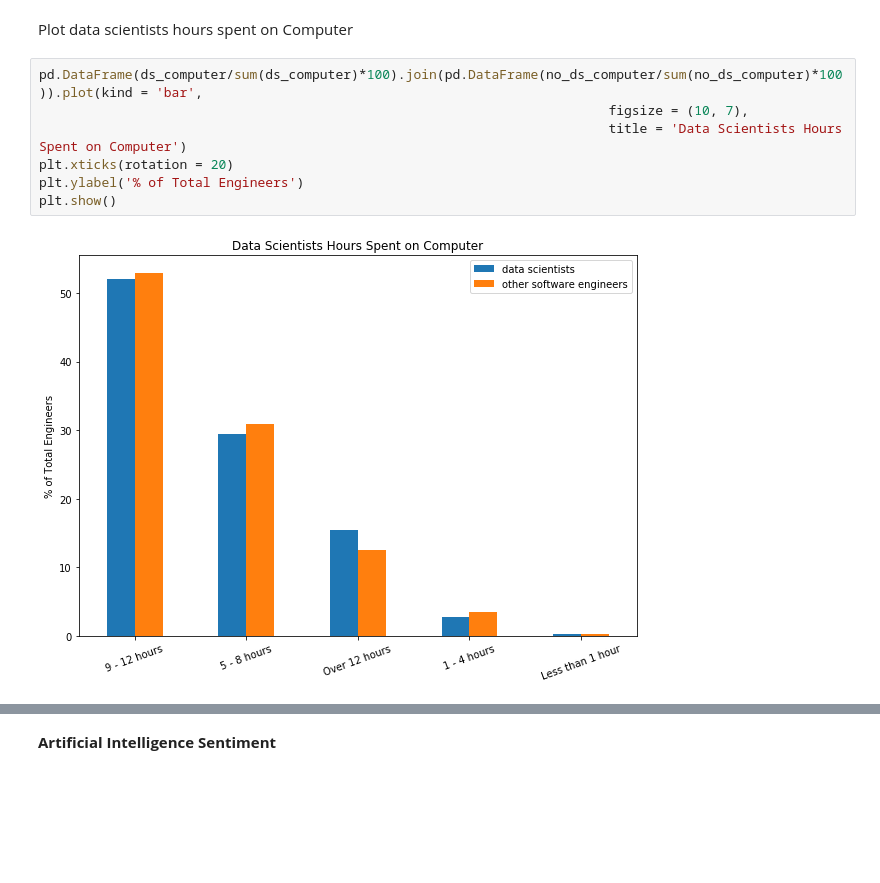
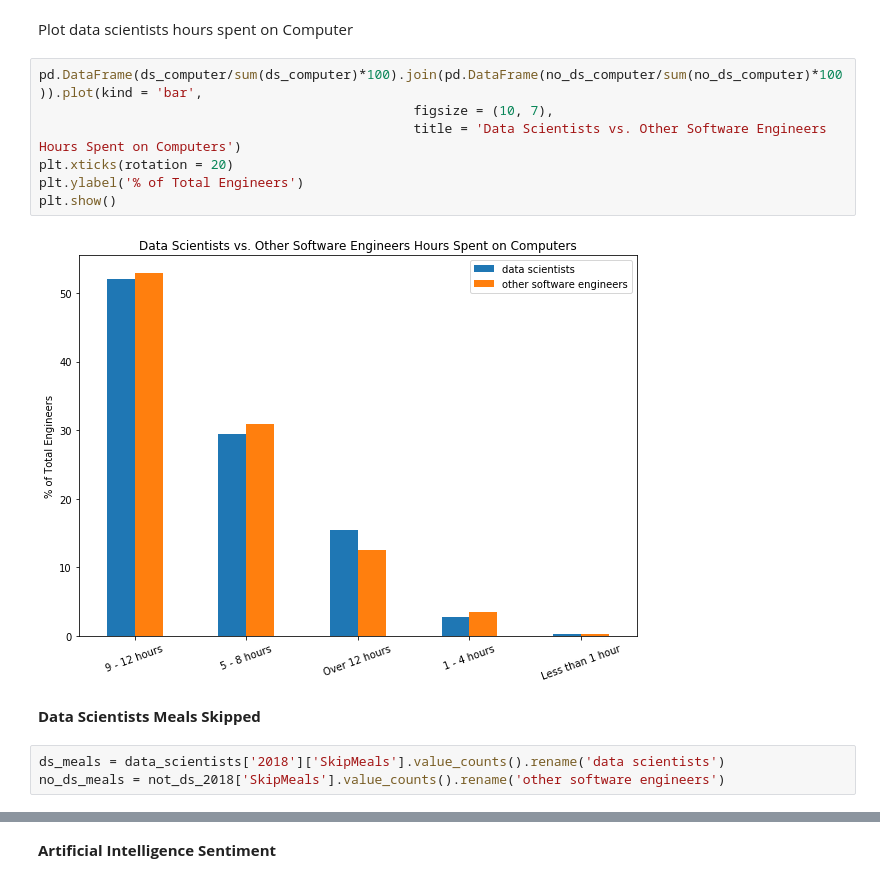
Before and after one commit to chen-bowen/Data_Science_Portfolio, a Jupyter notebook: Project 4 - Data Science Blog/Understanding the Career of Data Scientists.ipynb, the cells around one changed output, grey strips where cells are left out. Saved outputs shown, nothing was run; the diff lists cells and outputs as text; blank space fills up the shorter version.

```diff
--- a/Project 4 - Data Science Blog/Understanding the Career of Data Scientists.ipynb
+++ b/Project 4 - Data Science Blog/Understanding the Career of Data Scientists.ipynb
@@ -352,10 +352,15 @@ no_ds_computer = not_ds_2018['HoursComputer'].value_counts().rename('other softw
 Plot data scientists hours spent on Computer
 # %%
 pd.DataFrame(ds_computer/sum(ds_computer)*100).join(pd.DataFrame(no_ds_computer/sum(no_ds_computer)*100)).plot(kind = 'bar',
-                                                                         figsize = (10, 7),
-                                                                         title = 'Data Scientists Hours Spent on Computer')
+                                                figsize = (10, 7),
+                                                title = 'Data Scientists vs. Other Software Engineers Hours Spent on Computers')
 plt.xticks(rotation = 20)
 plt.ylabel('% of Total Engineers')
 plt.show()
 # %% [output]
-[figure, old version]
+[figure, new version]
+# %% [markdown]
+**Data Scientists Meals Skipped**
+# %%
+ds_meals = data_scientists['2018']['SkipMeals'].value_counts().rename('data scientists')
+no_ds_meals = not_ds_2018['SkipMeals'].value_counts().rename('other software engineers')
```
Also changed, not shown: parts of 6 cells of this notebook.
